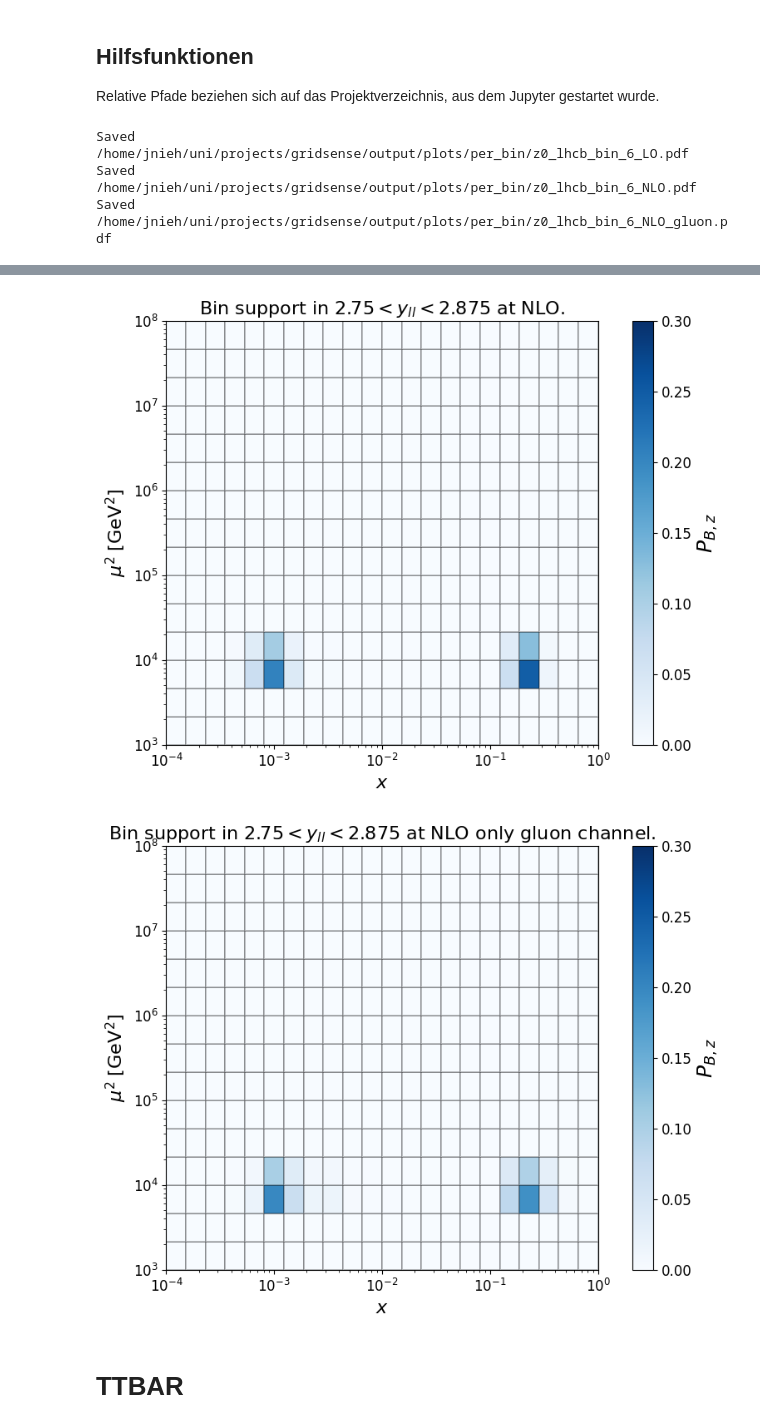
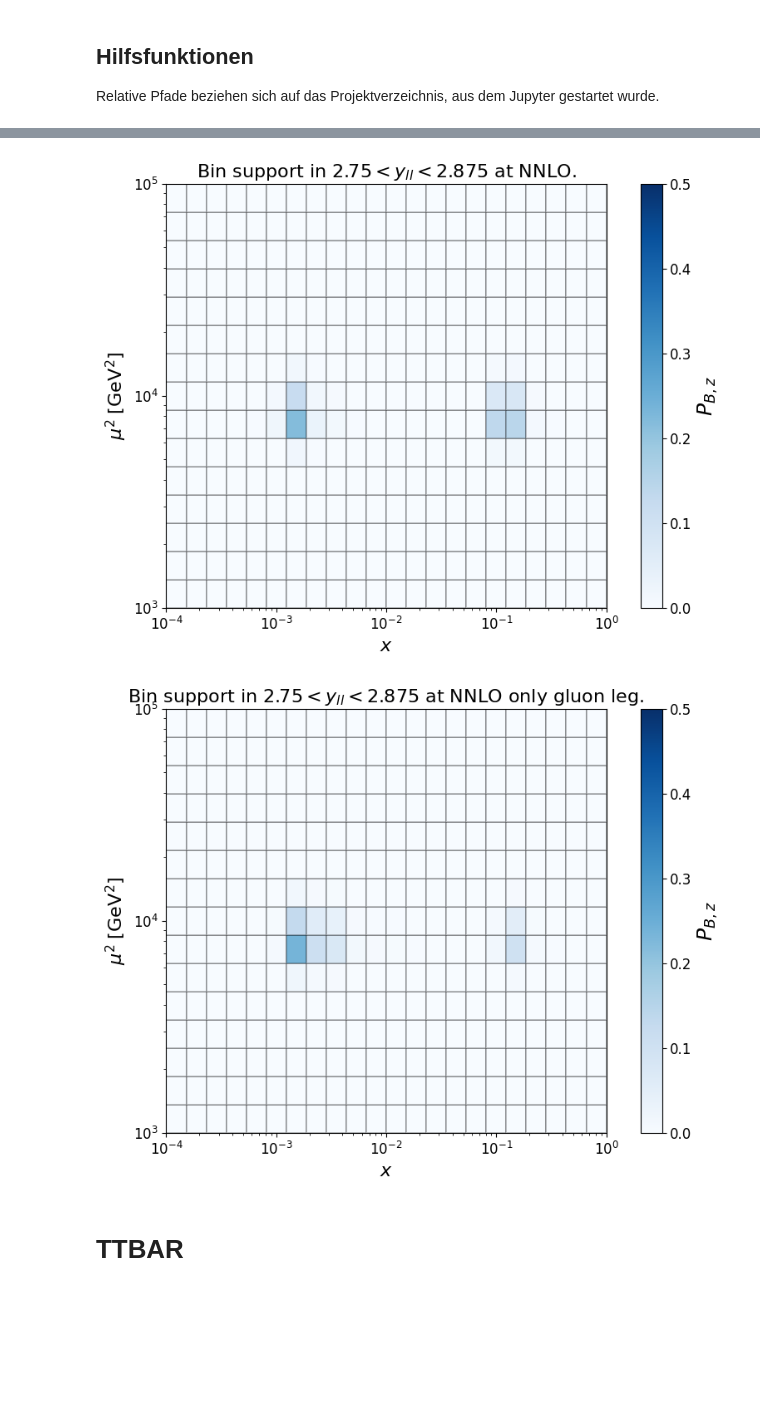
Before and after one commit to jostniehues/GridSense, a Jupyter notebook: python/plot_bin_support.ipynb, the cells around one changed output, grey strips where cells are left out. Cells and saved outputs as stored; diff of their text form; code cells hidden in the pictures; blank space fills up the shorter version.

```diff
--- a/python/plot_bin_support.ipynb
+++ b/python/plot_bin_support.ipynb
@@ -124,27 +124,27 @@ def plot_support_bin(csv_path, observable_bin, *, title=None, save_path=None, cm
 #     bin,
 # );
 
-bin = 6
+bin = 2
 plot_support_bin(
-        "/home/jnieh/uni/projects/gridsense/output/data/support/z0_lhcb_LO_22_15.csv",
+        "/home/jnieh/uni/projects/gridsense/output/data/support/z0_lhcb_LO.csv",
         bin,
-        color_range=(0.0, 0.3),
+        color_range=(0.0, 0.5),
         title=r"Bin support in $2.75 < y_{ll} < 2.875$ at LO.",
-        save_path="/home/jnieh/uni/projects/gridsense/output/plots/per_bin/z0_lhcb_bin_6_LO.pdf",
+        #save_path="/home/jnieh/uni/projects/gridsense/output/plots/per_bin/z0_lhcb_bin_6_LO.pdf",
     );
 plot_support_bin(
-        "/home/jnieh/uni/projects/gridsense/output/data/support/z0_lhcb_NLO_22_15.csv",
+        "/home/jnieh/uni/projects/gridsense/output/data/support/z0_lhcb_NNLO.csv",
         bin,
-        color_range=(0.0, 0.3),
-        title=r"Bin support in $2.75 < y_{ll} < 2.875$ at NLO.",
-        save_path="/home/jnieh/uni/projects/gridsense/output/plots/per_bin/z0_lhcb_bin_6_NLO.pdf",
+        color_range=(0.0, 0.5),
+        title=r"Bin support in $2.75 < y_{ll} < 2.875$ at NNLO.",
+        #save_path="/home/jnieh/uni/projects/gridsense/output/plots/per_bin/z0_lhcb_bin_6_NLO.pdf",
     );
 plot_support_bin(
-        "/home/jnieh/uni/projects/gridsense/output/data/support/z0_lhcb_NLO_22_15_gluon.csv",
+        "/home/jnieh/uni/projects/gridsense/output/data/support/z0_lhcb_NNLO_gleg.csv",
         bin,
-        color_range=(0.0, 0.3),
-        title=r"Bin support in $2.75 < y_{ll} < 2.875$ at NLO only gluon channel.",
-        save_path="/home/jnieh/uni/projects/gridsense/output/plots/per_bin/z0_lhcb_bin_6_NLO_gluon.pdf",
+        color_range=(0.0, 0.5),
+        title=r"Bin support in $2.75 < y_{ll} < 2.875$ at NNLO only gluon leg.",
+       # save_path="/home/jnieh/uni/projects/gridsense/output/plots/per_bin/z0_lhcb_bin_6_NLO_gluon.pdf",
 
  );
 
@@ -153,6 +153,3 @@ plot_support_bin(
 #     bin,
 # );
 # %% [output]
-Saved /home/jnieh/uni/projects/gridsense/output/plots/per_bin/z0_lhcb_bin_6_LO.pdf
-Saved /home/jnieh/uni/projects/gridsense/output/plots/per_bin/z0_lhcb_bin_6_NLO.pdf
-Saved /home/jnieh/uni/projects/gridsense/output/plots/per_bin/z0_lhcb_bin_6_NLO_gluon.pdf
@@ -160,5 +157,5 @@ Saved /home/jnieh/uni/projects/gridsense/output/plots/per_bin/z0_lhcb_bin_6_NLO_
-[figure, old version]
+[figure, new version]
-[figure, old version]
+[figure, new version]
 # %% [markdown]
 # TTBAR
 # %%
```
Also changed, not shown: parts of 1 cell of this notebook, 10 other files.
